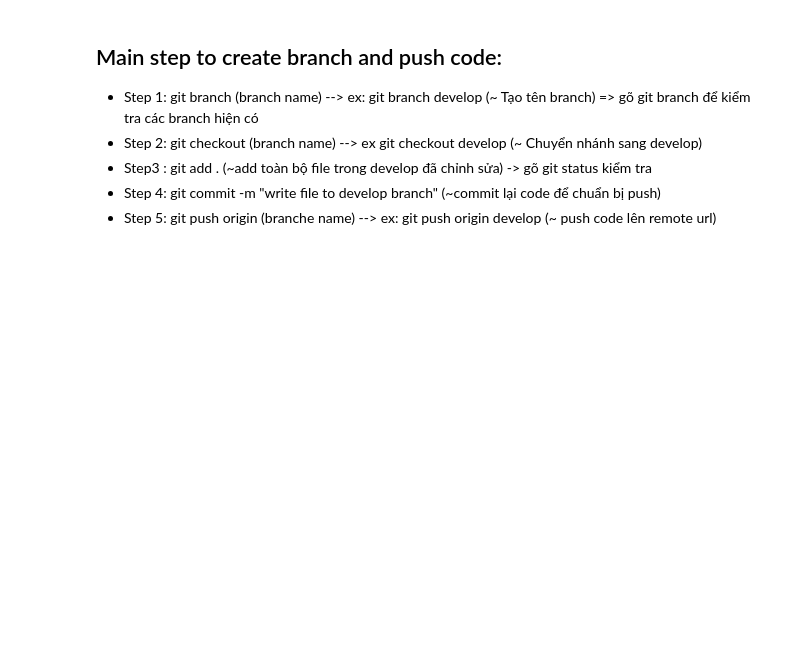
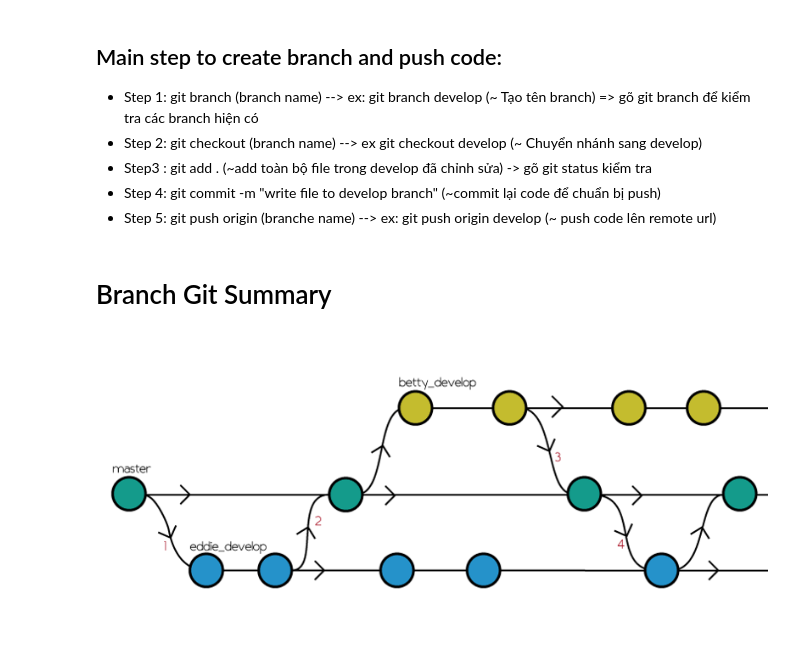
Before and after one commit to TrinhNKL/how_to_push_sourcecode_togit, a Jupyter notebook: git_guideline.ipynb, the cells around one changed output. Saved outputs shown, nothing was run; the diff lists cells and outputs as text; code cells hidden in the pictures; blank space fills up the shorter version.

```diff
--- a/git_guideline.ipynb
+++ b/git_guideline.ipynb
@@ -18,3 +18,10 @@ Image(filename='Workflow_git_source_control.png')
 - Step3 : git add . (~add toàn bộ file trong develop đã chỉnh sửa) -> gõ git status kiểm tra
 - Step 4: git commit -m "write file to develop branch" (~commit lại code để chuẩn bị push)
 - Step 5: git push origin (branche name) --> ex: git push origin develop (~ push code lên remote url)
+# %% [markdown]
+# Branch Git Summary
+# %%
+from IPython.display import Image
+Image(filename='git_branch.png')
+# %% [output]
+[figure, added]
```
Also changed, not shown: parts of 1 cell of this notebook, 2 other files.
